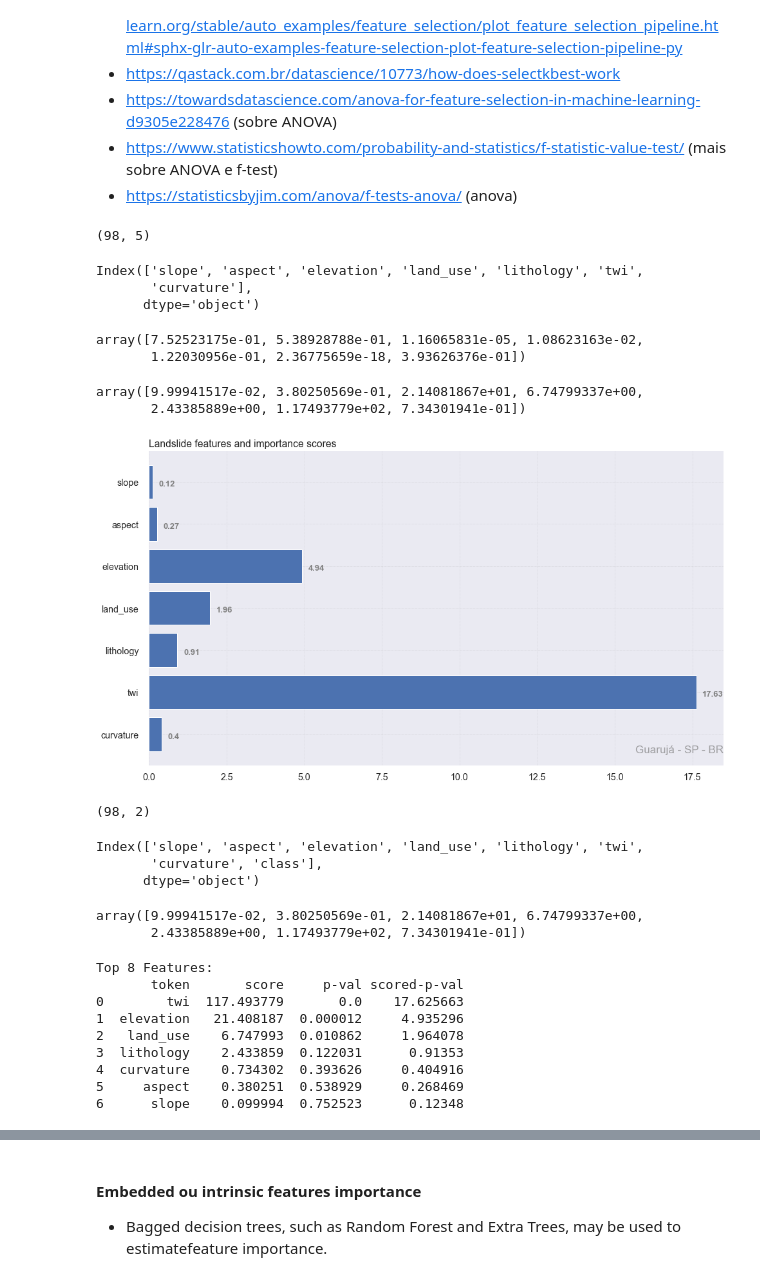
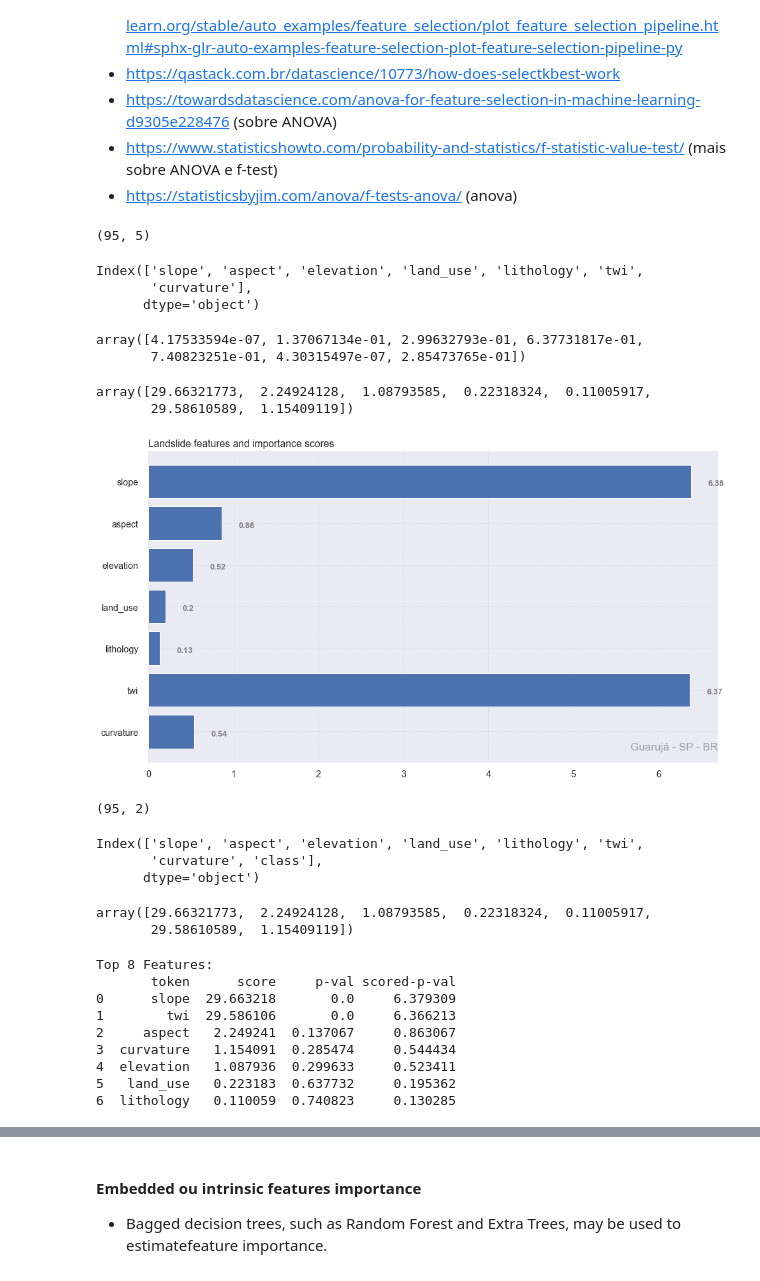
Before and after one commit to cazevedo1977/academico, a Jupyter notebook: doutorado/tese/paper_susceptibility_map/features_importance_paper.ipynb, the cells around one changed output, grey strips where cells are left out. Saved outputs shown, nothing was run; the diff lists cells and outputs as text; code cells hidden in the pictures.

Commit message:
ann training

```diff
--- a/doutorado/tese/paper_susceptibility_map/features_importance_paper.ipynb
+++ b/doutorado/tese/paper_susceptibility_map/features_importance_paper.ipynb
@@ -99,14 +99,14 @@ def correlation(dataset, threshold):
 #file = "Input_Guaruja_50m_shuffled.csv"
 #file = "Input_Guaruja_100m_shuffled.csv"
 #file = "Input_Guaruja_150m_shuffled.csv"
-#file = "Input_Guaruja_200m_shuffled.csv"
+file = "Input_Guaruja_200m_shuffled.csv"
 
 #file = "pt_non-occurrence_1km_shuffled.csv"
 #file = "pt_non-occurrence_2km_shuffled.csv"
 #file = "pt_non-occurrence_3km_shuffled.csv"
 #file = "pt_non-occurrence_4km_shuffled.csv"
 
-file = "guaruja_random.csv"
+#file = "guaruja_random.csv"
 
 dataset = pd.read_csv(os.path.join(APP_PATH, os.path.join("data", file)))
 
@@ -206,0 +216,5 @@ Some of the most important references for this research are:
+# %%
+#Correlation matrix for the entire sample
+sns.set(font_scale=1.3)
+plt.figure(figsize=(16, 9))
+sns.heatmap(df.corr(),annot = True,fmt = '.2f',cmap='Blues')
@@ -223,8 +238,10 @@ print('Correlated features: ', len(set(corr_features)) )
 set()
 Correlated features:  0
 # %%
-#Correlation Matrix
-corr = X_train.corr()
-corr = corr.style.background_gradient(cmap='Blues')
-corr
+#Correlation Matrix training sample
+sns.set(font_scale=1.3)
+plt.figure(figsize=(16, 9))
+#corr = X_train.corr()
+#corr = corr.style.background_gradient(cmap='Blues')
+sns.heatmap(X_train.corr(),annot = True,fmt = '.2f',cmap='Blues')
 # %% [output]
@@ -273,7 +284,7 @@ fs = SelectKBest(score_func=f_classif, k=5)
 X_selected = fs.fit_transform(X_train, y_train)
 print(X_selected.shape)
 # %% [output]
-(98, 5)
+(95, 5)
 # %%
 predictors = X_train.columns
 predictors
@@ -284,19 +295,21 @@ Index(['slope', 'aspect', 'elevation', 'land_use', 'lithology', 'twi',
 # %%
 fs.pvalues_
 # %% [output]
-array([7.52523175e-01, 5.38928788e-01, 1.16065831e-05, 1.08623163e-02,
-       1.22030956e-01, 2.36775659e-18, 3.93626376e-01])
+array([4.17533594e-07, 1.37067134e-01, 2.99632793e-01, 6.37731817e-01,
+       7.40823251e-01, 4.30315497e-07, 2.85473765e-01])
 # %%
 fs.scores_
 # %% [output]
-array([9.99941517e-02, 3.80250569e-01, 2.14081867e+01, 6.74799337e+00,
-       2.43385889e+00, 1.17493779e+02, 7.34301941e-01])
+array([29.66321773,  2.24924128,  1.08793585,  0.22318324,  0.11005917,
+       29.58610589,  1.15409119])
 # %%
 # get the p-values to each feature and turn them into 'scores'
 
 predictors = X_train.columns
 
 scores = -np.log10(fs.pvalues_) #or scores /= scores.max()
+scores = np.round(scores, 2)
+
 
 fig, ax = plt.subplots(figsize =(16, 9))
 ax.barh(predictors, scores)
@@ -321,34 +334,34 @@ ax.invert_yaxis()
 
 for i in ax.patches:
     plt.text(i.get_width()+0.2, i.get_y()+0.5,
              str(round((i.get_width()), 2)),
              fontsize = 13, fontweight ='bold',
              color ='grey')
 
 # Chart title
 ax.set_title('Landslide features and importance scores',loc ='left', )
 
 # watermark
 fig.text(0.9, 0.15, 'Guarujá - SP - BR', fontsize = 17,
          color ='grey', ha ='right', va ='bottom',
          alpha = 0.7)
 
 # chart configuration
 SMALL_SIZE = 15
 MEDIUM_SIZE = 20
 BIGGER_SIZE = 25
 
 #plt.rc('font', size=SMALL_SIZE)          # controls default text sizes
 #plt.rc('axes', titlesize=SMALL_SIZE)     # fontsize of the axes title
 #plt.rc('axes', labelsize=MEDIUM_SIZE)    # fontsize of the x and y labels
 plt.rc('xtick', labelsize=SMALL_SIZE)    # fontsize of the tick labels
 plt.rc('ytick', labelsize=SMALL_SIZE)    # fontsize of the tick labels
 #plt.rc('legend', fontsize=SMALL_SIZE)    # legend fontsize
 #plt.rc('figure', titlesize=BIGGER_SIZE)  # fontsize of the figure title
 
 plt.show()
 # %% [output]
-[figure, old version]
+[figure, new version]
 # %%
 from sklearn.feature_selection import SelectPercentile
 # %%
@@ -358,7 +371,7 @@ fsP = SelectPercentile(score_func=f_classif, percentile=20)
 X_selected = fsP.fit_transform(X_train, y_train)
 print(X_selected.shape)
 # %% [output]
-(98, 2)
+(95, 2)
 # %%
 predictors = df.columns
 predictors
@@ -369,8 +382,8 @@ Index(['slope', 'aspect', 'elevation', 'land_use', 'lithology', 'twi',
 # %%
 fsP.scores_
 # %% [output]
-array([9.99941517e-02, 3.80250569e-01, 2.14081867e+01, 6.74799337e+00,
-       2.43385889e+00, 1.17493779e+02, 7.34301941e-01])
+array([29.66321773,  2.24924128,  1.08793585,  0.22318324,  0.11005917,
+       29.58610589,  1.15409119])
 # %%
 # show the main features
 predictors = df.columns
@@ -387,14 +400,14 @@ features = pd.DataFrame(top_features, columns=["token", "score", "p-val","scored
 print(features, "\n")
 # %% [output]
 Top 8 Features:
-       token       score     p-val scored-p-val
-0        twi  117.493779       0.0    17.625663
-1  elevation   21.408187  0.000012     4.935296
-2   land_use    6.747993  0.010862     1.964078
-3  lithology    2.433859  0.122031      0.91353
-4  curvature    0.734302  0.393626     0.404916
-5     aspect    0.380251  0.538929     0.268469
-6      slope    0.099994  0.752523      0.12348
+       token      score     p-val scored-p-val
+0      slope  29.663218       0.0     6.379309
+1        twi  29.586106       0.0     6.366213
+2     aspect   2.249241  0.137067     0.863067
+3  curvature   1.154091  0.285474     0.544434
+4  elevation   1.087936  0.299633     0.523411
+5   land_use   0.223183  0.637732     0.195362
+6  lithology   0.110059  0.740823     0.130285
 # %%
 features["normalized-scored-p-val"] = features["scored-p-val"]/features["scored-p-val"].max()
 features["normalized-score"] = features["score"]/features["score"].max()
```
Also changed, not shown: parts of 15 cells of this notebook, 1 other file.
